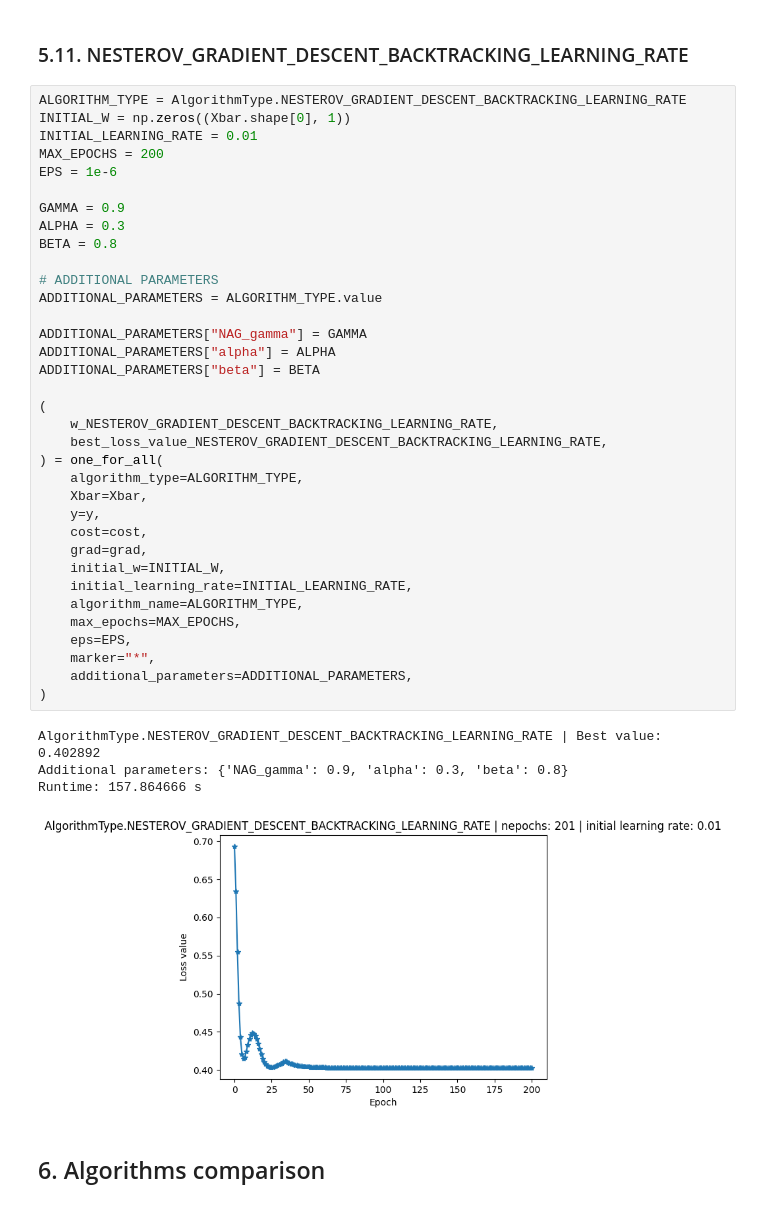
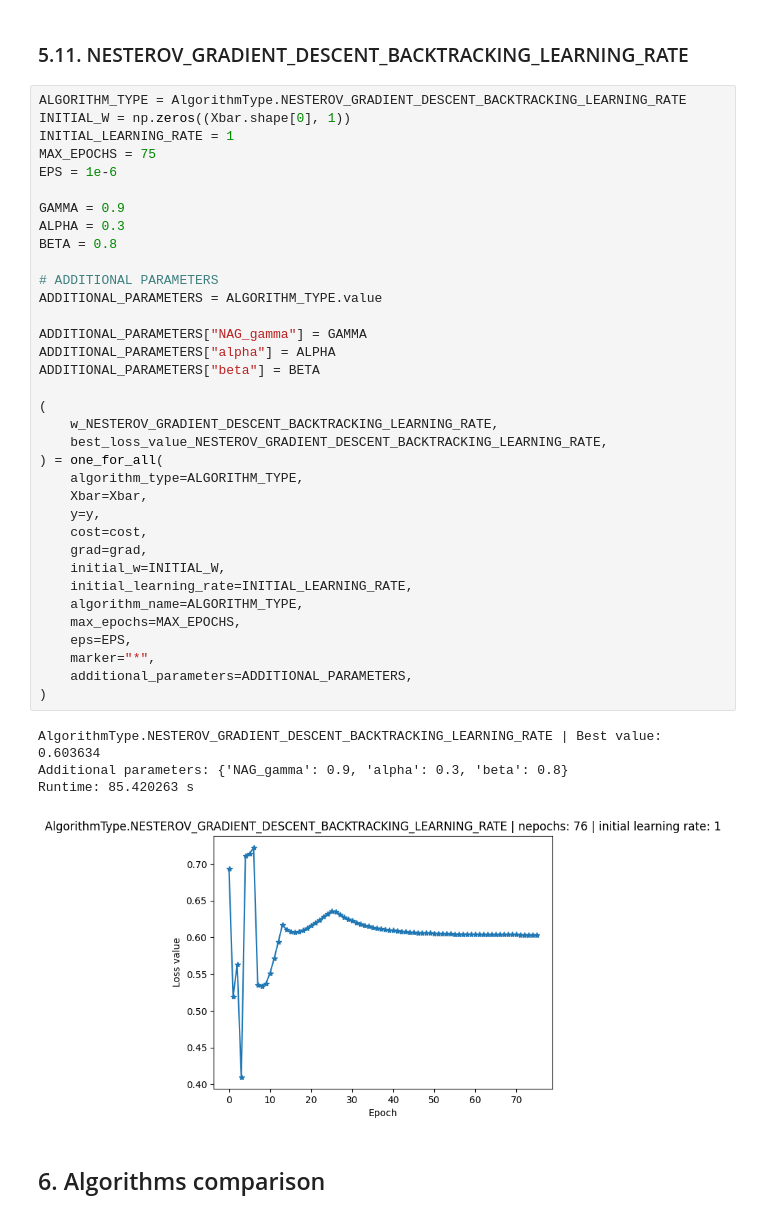
Before and after one commit to DucTrung1802/advanced-optimization, a Jupyter notebook: hw2/advanced_optimization_hw2.ipynb, the cells around one changed output. Saved outputs shown, nothing was run; the diff lists cells and outputs as text.

```diff
--- a/hw2/advanced_optimization_hw2.ipynb
+++ b/hw2/advanced_optimization_hw2.ipynb
@@ -1330,43 +1461,43 @@ Runtime: 0.655872 s
 # %%
 ALGORITHM_TYPE = AlgorithmType.NESTEROV_GRADIENT_DESCENT_BACKTRACKING_LEARNING_RATE
 INITIAL_W = np.zeros((Xbar.shape[0], 1))
-INITIAL_LEARNING_RATE = 0.01
-MAX_EPOCHS = 200
+INITIAL_LEARNING_RATE = 1
+MAX_EPOCHS = 75
 EPS = 1e-6
 
 GAMMA = 0.9
 ALPHA = 0.3
 BETA = 0.8
 
 # ADDITIONAL PARAMETERS
 ADDITIONAL_PARAMETERS = ALGORITHM_TYPE.value
 
 ADDITIONAL_PARAMETERS["NAG_gamma"] = GAMMA
 ADDITIONAL_PARAMETERS["alpha"] = ALPHA
 ADDITIONAL_PARAMETERS["beta"] = BETA
 
 (
     w_NESTEROV_GRADIENT_DESCENT_BACKTRACKING_LEARNING_RATE,
     best_loss_value_NESTEROV_GRADIENT_DESCENT_BACKTRACKING_LEARNING_RATE,
 ) = one_for_all(
     algorithm_type=ALGORITHM_TYPE,
     Xbar=Xbar,
     y=y,
     cost=cost,
     grad=grad,
     initial_w=INITIAL_W,
     initial_learning_rate=INITIAL_LEARNING_RATE,
     algorithm_name=ALGORITHM_TYPE,
     max_epochs=MAX_EPOCHS,
     eps=EPS,
     marker="*",
     additional_parameters=ADDITIONAL_PARAMETERS,
 )
 # %% [output]
-AlgorithmType.NESTEROV_GRADIENT_DESCENT_BACKTRACKING_LEARNING_RATE | Best value: 0.402892
+AlgorithmType.NESTEROV_GRADIENT_DESCENT_BACKTRACKING_LEARNING_RATE | Best value: 0.603634
 Additional parameters: {'NAG_gamma': 0.9, 'alpha': 0.3, 'beta': 0.8}
-Runtime: 157.864666 s
+Runtime: 85.420263 s
-[figure, old version]
+[figure, new version]
 # %% [markdown]
 ## 6. Algorithms comparison
 # %% [markdown]
```
Also changed, not shown: parts of 6 cells of this notebook.
